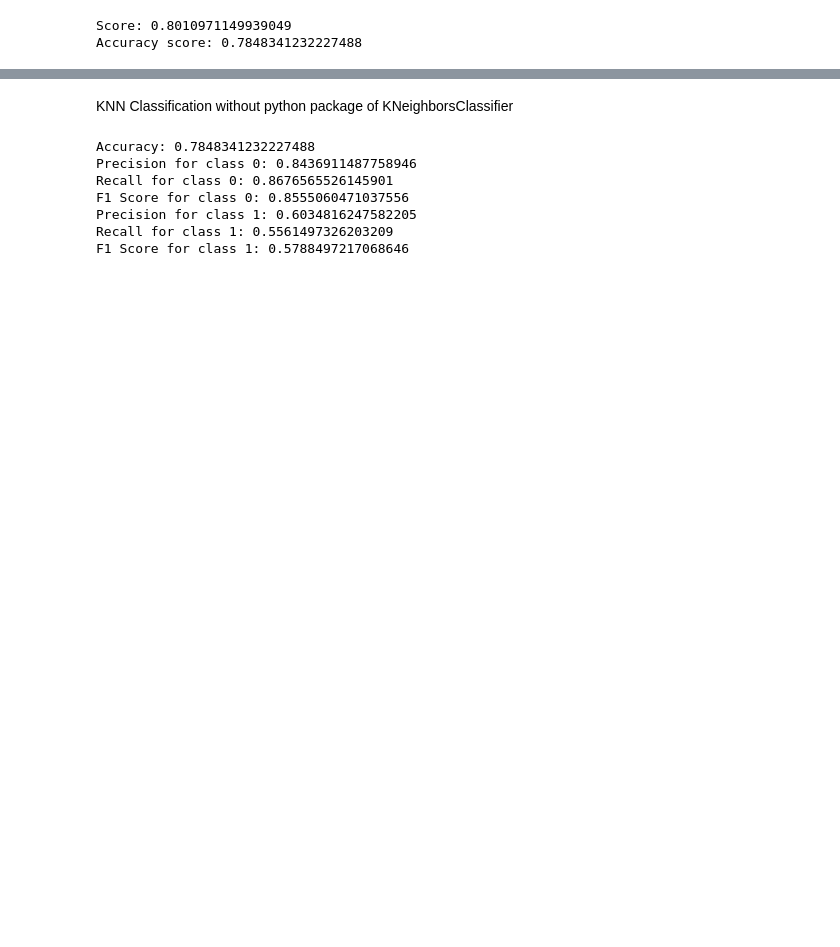
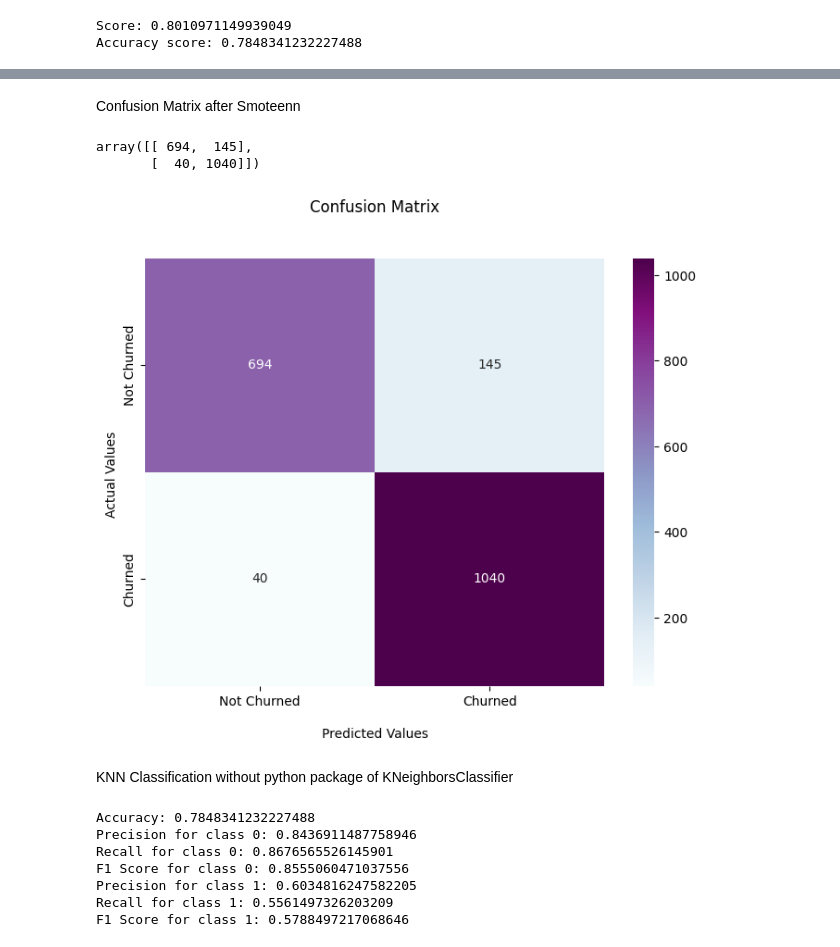
Before and after one commit to hariskhan-hk/Churn_pred, a Jupyter notebook: knnclassification.ipynb, the cells around one changed output, grey strips where cells are left out. Saved outputs shown, nothing was run; the diff lists cells and outputs as text; code cells hidden in the pictures; blank space fills up the shorter version.

```diff
--- a/knnclassification.ipynb
+++ b/knnclassification.ipynb
@@ -165,0 +182,5 @@ Accuracy score: 0.7848341232227488
+# %%
+Xr_train, Xr_test, Yr_train, Yr_test = train_test_split(X_resampled, Y_resampled, test_size=0.3, random_state = 42)
+# %%
+model_knn_smote = KNeighborsClassifier(n_neighbors = 30)
+model_knn_smote.fit(Xr_train,Yr_train)
@@ -165,0 +189,3 @@ Accuracy score: 0.7848341232227488
+# %%
+Yr_pred = model_knn_smote.predict(Xr_test)
+Yr_pred
@@ -166,3 +214,28 @@ Accuracy score: 0.7848341232227488
+# %% [markdown]
+Confusion Matrix after Smoteenn
+# %%
+cm2 = confusion_matrix(Yr_test, Yr_pred)
+cm2
+# %% [output]
+array([[ 694,  145],
+       [  40, 1040]])
+# %%
+cm2 = np.array(cm2)
+plt.figure(figsize=(8, 6))
+ax = sns.heatmap(cm2, annot=True, cmap='BuPu', fmt='g')
+
+ax.set_title('Confusion Matrix\n\n');
+ax.set_xlabel('\nPredicted Values')
+ax.set_ylabel('Actual Values ');
+
+## Ticket labels - List must be in alphabetical order
+ax.xaxis.set_ticklabels(['Not Churned','Churned'])
+ax.yaxis.set_ticklabels(['Not Churned','Churned'])
+
+## Display the visualization of the Confusion Matrix.
+plt.show()
+# %% [output]
+[figure, added]
 # %% [markdown]
 KNN Classification without python package of KNeighborsClassifier
 # %%
```
Also changed, not shown: parts of 23 cells of this notebook.
